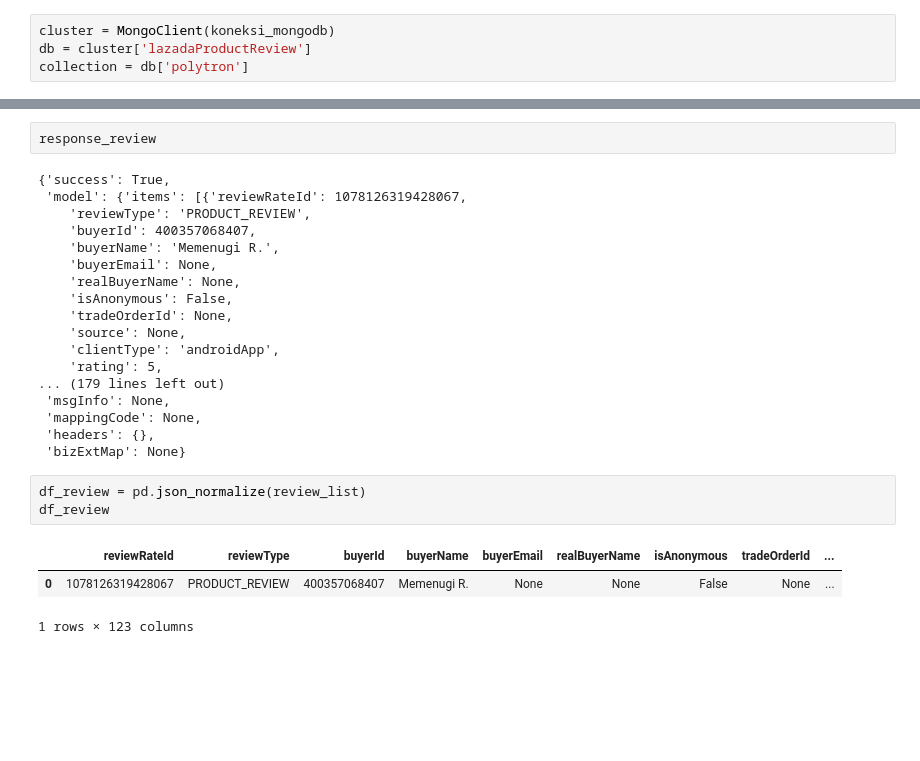
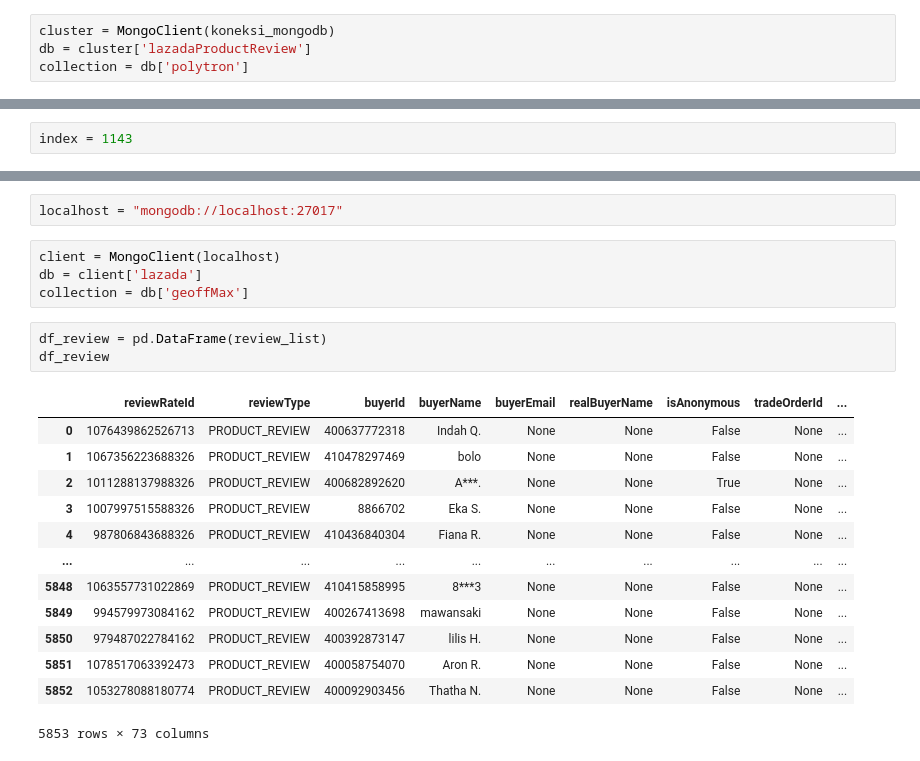
Before and after one commit to divawidia/scraping-ecommerce-product-with-api, a Jupyter notebook: lazada api scraping.ipynb, the cells around one changed output, grey strips where cells are left out. Cells and saved outputs as stored; diff of their text form; blank space fills up the shorter version.

```diff
--- a/lazada api scraping.ipynb
+++ b/lazada api scraping.ipynb
@@ -76,2 +100,4 @@ review_list = []
+# %%
+index = 1143
 # %%
 url_review = 'https://my.lazada.co.id/pdp/review/getReviewList'
@@ -132,29 +187,25 @@ KeyError: 'model'
-# %%
-response_review
-# %% [output]
-{'success': True,
- 'model': {'items': [{'reviewRateId': 1078126319428067,
-    'reviewType': 'PRODUCT_REVIEW',
-    'buyerId': 400357068407,
-    'buyerName': 'Memenugi R.',
-    'buyerEmail': None,
-    'realBuyerName': None,
-    'isAnonymous': False,
-    'tradeOrderId': None,
-    'source': None,
-    'clientType': 'androidApp',
-    'rating': 5,
-... (179 lines left out)
- 'msgInfo': None,
- 'mappingCode': None,
- 'headers': {},
- 'bizExtMap': None}
+# %%
+localhost = "mongodb://localhost:27017"
+# %%
+client = MongoClient(localhost)
+db = client['lazada']
+collection = db['geoffMax']
 # %%
-df_review = pd.json_normalize(review_list)
+df_review = pd.DataFrame(review_list)
 df_review
 # %% [output]
 |  | reviewRateId | reviewType | buyerId | buyerName | buyerEmail | realBuyerName | isAnonymous | tradeOrderId | ... |
-| 0 | 1078126319428067 | PRODUCT_REVIEW | 400357068407 | Memenugi R. | None | None | False | None | ... |
+| 0 | 1076439862526713 | PRODUCT_REVIEW | 400637772318 | Indah Q. | None | None | False | None | ... |
+| 1 | 1067356223688326 | PRODUCT_REVIEW | 410478297469 | bolo | None | None | False | None | ... |
+| 2 | 1011288137988326 | PRODUCT_REVIEW | 400682892620 | A***. | None | None | True | None | ... |
+| 3 | 1007997515588326 | PRODUCT_REVIEW | 8866702 | Eka S. | None | None | False | None | ... |
+| 4 | 987806843688326 | PRODUCT_REVIEW | 410436840304 | Fiana R. | None | None | False | None | ... |
+| ... | ... | ... | ... | ... | ... | ... | ... | ... | ... |
+| 5848 | 1063557731022869 | PRODUCT_REVIEW | 410415858995 | 8***3 | None | None | False | None | ... |
+| 5849 | 994579973084162 | PRODUCT_REVIEW | 400267413698 | mawansaki | None | None | False | None | ... |
+| 5850 | 979487022784162 | PRODUCT_REVIEW | 400392873147 | lilis H. | None | None | False | None | ... |
+| 5851 | 1078517063392473 | PRODUCT_REVIEW | 400058754070 | Aron R. | None | None | False | None | ... |
+| 5852 | 1053278088180774 | PRODUCT_REVIEW | 400092903456 | Thatha N. | None | None | False | None | ... |
-1 rows × 123 columns
+5853 rows × 73 columns
 # %%
 collection.insert_many(review_list)
```
Also changed, not shown: parts of 6 cells of this notebook, 4 other files.
